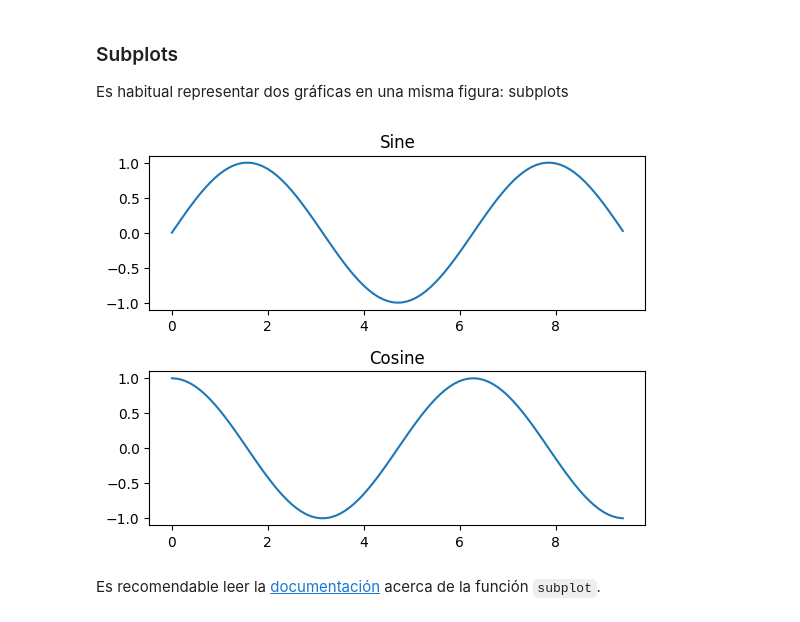
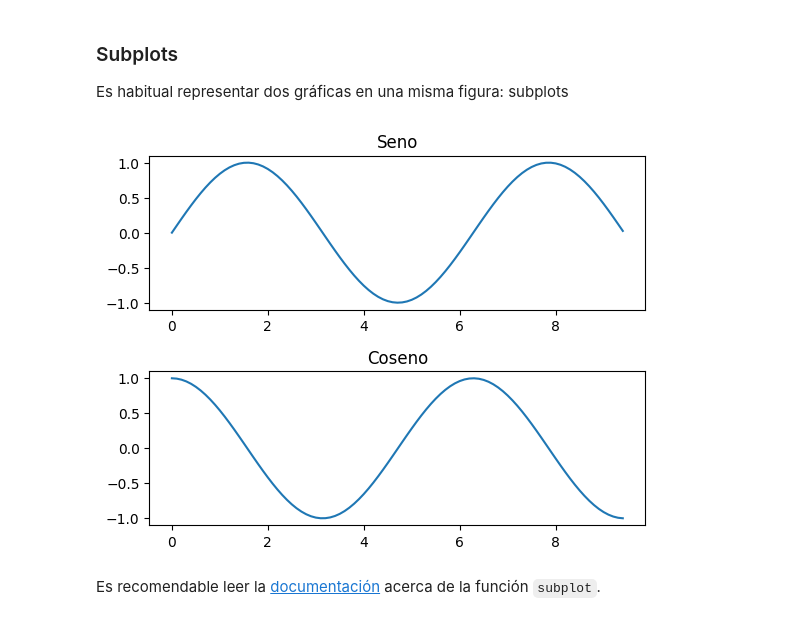
Before and after one commit to SalgadoHUB/image_processing_introduction, a Jupyter notebook: P1_Introduccion.ipynb, the cells around one changed output. Cells and saved outputs as stored; diff of their text form; code cells hidden in the pictures.

```diff
--- a/P1_Introduccion.ipynb
+++ b/P1_Introduccion.ipynb
@@ -594,29 +593,29 @@ Es habitual representar dos gráficas en una misma figura: subplots
 # %%
 # Compute the x and y coordinates for points on sine and cosine curves
 x = np.arange(0, 3 * np.pi, 0.1)
 y_sin = np.sin(x)
 y_cos = np.cos(x)
 
 # Set up a subplot grid that has height 2 and width 1,
 # and set the first such subplot as active.
 plt.subplot(2, 1, 1)
 
 # Make the first plot
 plt.plot(x, y_sin)
-plt.title('Sine')
+plt.title('Seno')
 
 # Set the second subplot as active, and make the second plot.
 plt.subplot(2, 1, 2)
 plt.plot(x, y_cos)
-plt.title('Cosine')
+plt.title('Coseno')
 
 # Adjust spacing between subplots
 plt.subplots_adjust(hspace = 0.4)
 
 # Show the figure.
 plt.show()
 # %% [output]
-[figure, old version]
+[figure, new version]
 # %% [markdown]
 Es recomendable leer la [documentación](http://matplotlib.org/api/pyplot_api.html#matplotlib.pyplot.subplot) acerca de la función `subplot`.
 # %% [markdown]
```
Also changed, not shown: parts of 2 cells of this notebook.
